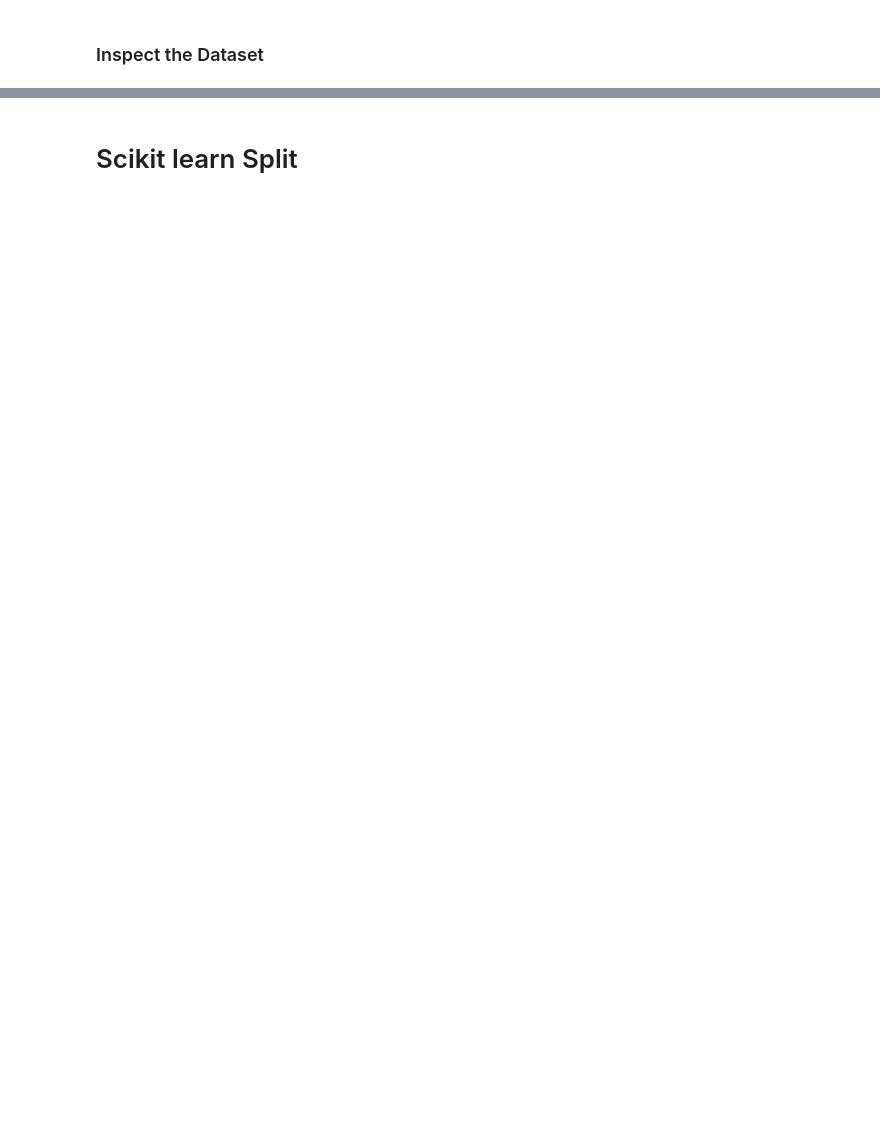
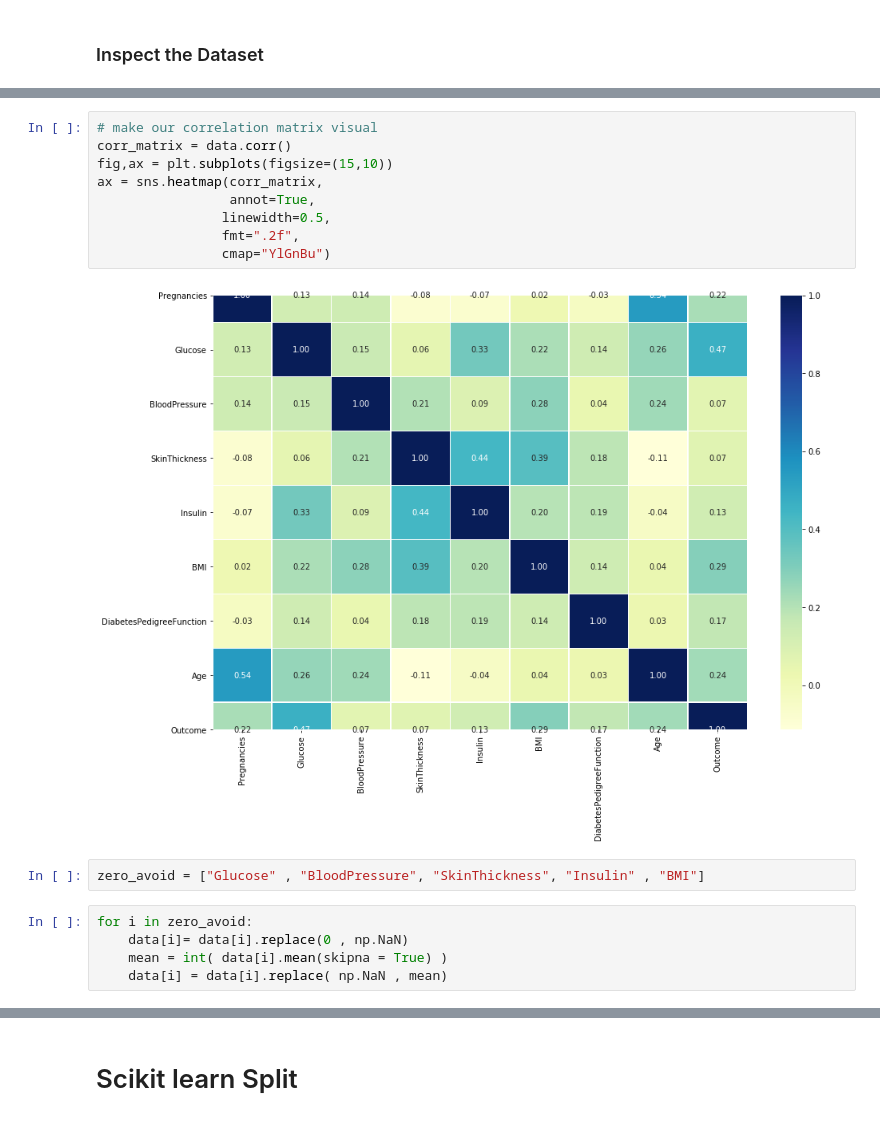
Before and after one commit to habiburrahmankhan/Diabetes-Prediction-Patient, a Jupyter notebook: diabetesprediction.ipynb, the cells around one changed output, grey strips where cells are left out. Drawn from its saved outputs; the diff is of its cells as text; blank space fills up the shorter version.

```diff
--- a/diabetesprediction.ipynb
+++ b/diabetesprediction.ipynb
@@ -34,0 +125,18 @@ print(Y.shape)
+# %%
+# make our correlation matrix visual
+corr_matrix = data.corr()
+fig,ax = plt.subplots(figsize=(15,10))
+ax = sns.heatmap(corr_matrix,
+                 annot=True,
+                linewidth=0.5,
+                fmt=".2f",
+                cmap="YlGnBu")
+# %% [output]
+[figure, added]
+# %%
+zero_avoid = ["Glucose" , "BloodPressure", "SkinThickness", "Insulin" , "BMI"]
+# %%
+for i in zero_avoid:
+    data[i]= data[i].replace(0 , np.NaN)
+    mean = int( data[i].mean(skipna = True) )
+    data[i] = data[i].replace( np.NaN , mean)
```
Also changed, not shown: parts of 68 cells of this notebook, 9 other files.
